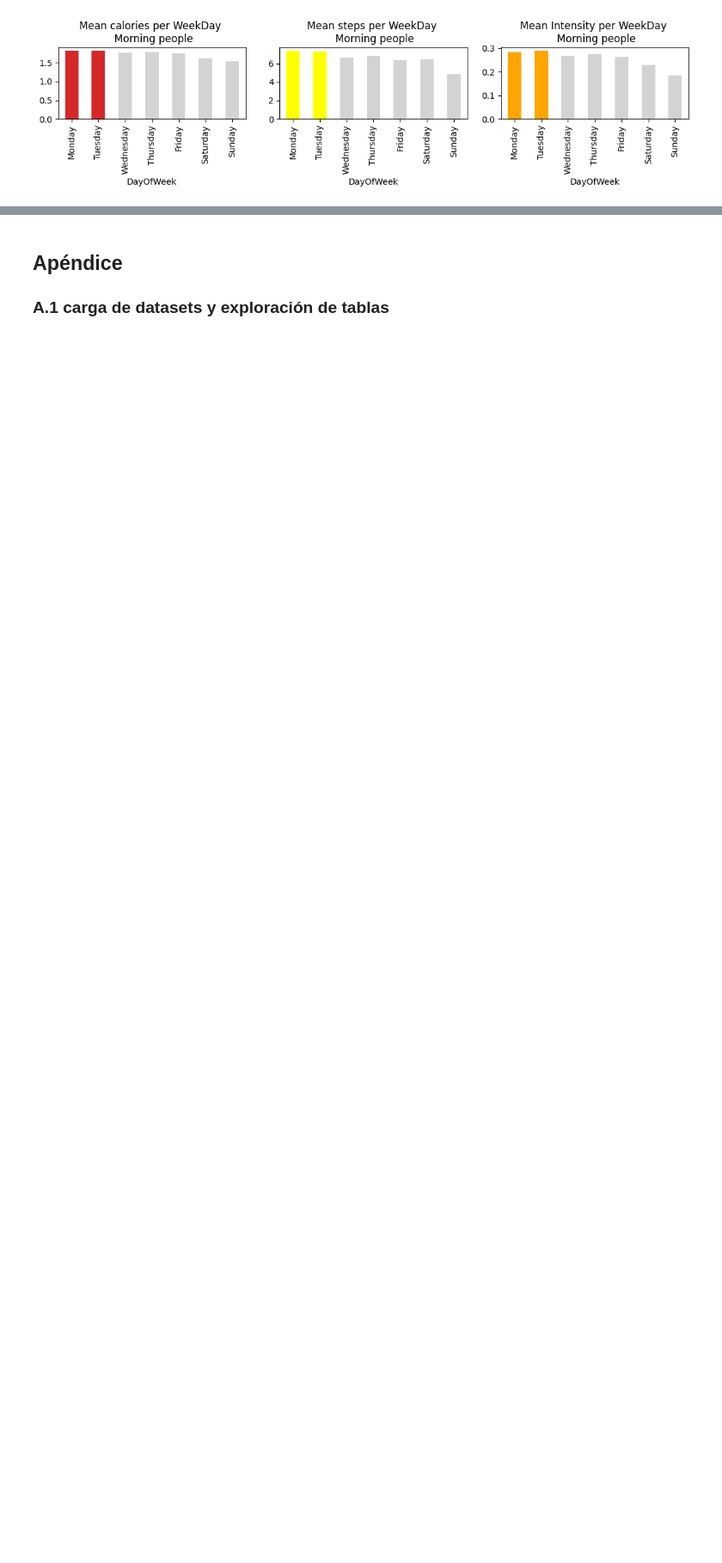
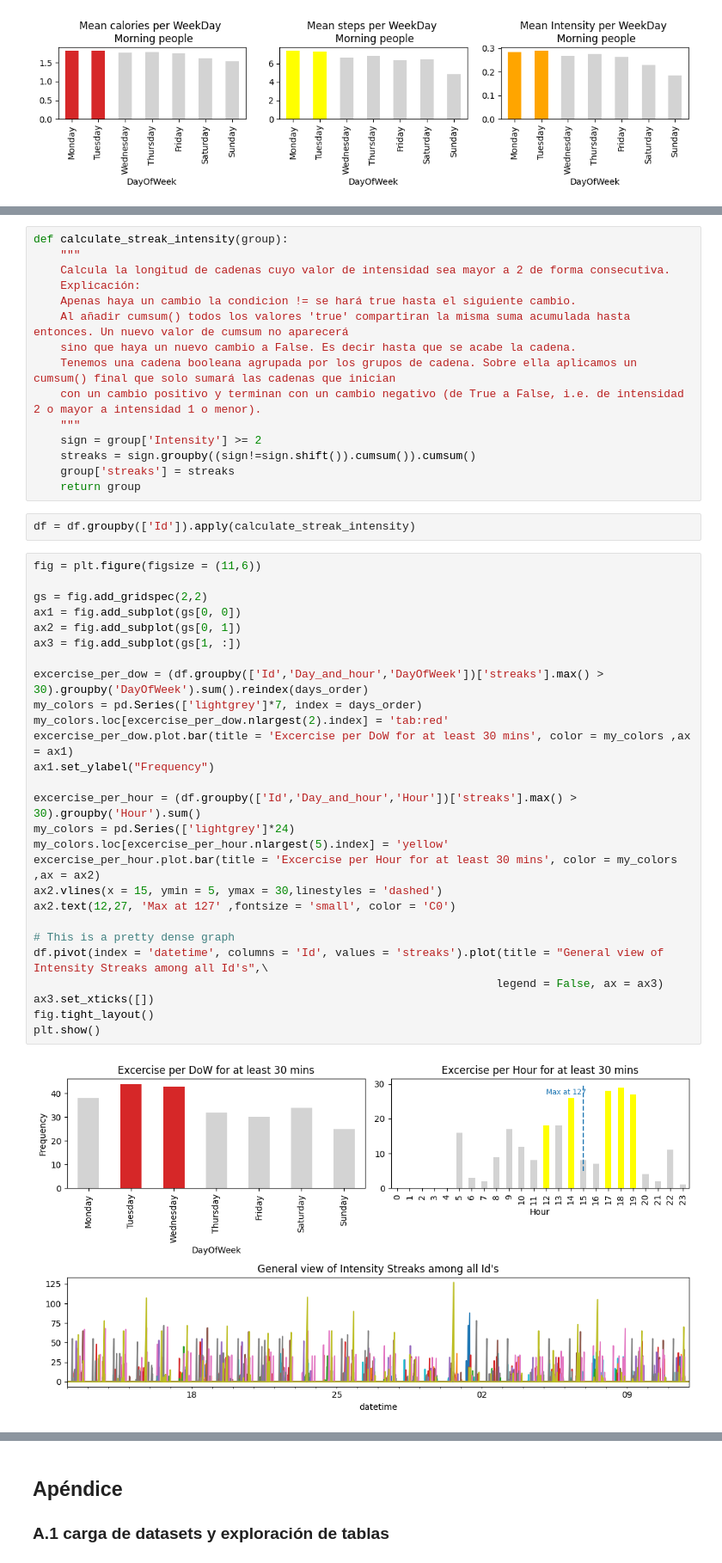
Before and after one commit to JuanD13Perez/Books_and_courses, a Jupyter notebook: Google_Data_Analysis_Prof_Certificate/Bellabeat_Case_Study.ipynb, the cells around one changed output, grey strips where cells are left out. Shown at 86% size. Saved outputs shown, nothing was run; the diff lists cells and outputs as text; blank space fills up the shorter version.

Commit message:
feat: long streaks excercise analysis

```diff
--- a/Google_Data_Analysis_Prof_Certificate/Bellabeat_Case_Study.ipynb
+++ b/Google_Data_Analysis_Prof_Certificate/Bellabeat_Case_Study.ipynb
@@ -1045,0 +1062,46 @@ Para las personas de mayor actividad en la mañana sí encontramos un patrón de
+# %%
+def calculate_streak_intensity(group):
+    """
+    Calcula la longitud de cadenas cuyo valor de intensidad sea mayor a 2 de forma consecutiva.
+    Explicación:
+    Apenas haya un cambio la condicion != se hará true hasta el siguiente cambio.
+    Al añadir cumsum() todos los valores 'true' compartiran la misma suma acumulada hasta entonces. Un nuevo valor de cumsum no aparecerá
+    sino que haya un nuevo cambio a False. Es decir hasta que se acabe la cadena.
+    Tenemos una cadena booleana agrupada por los grupos de cadena. Sobre ella aplicamos un cumsum() final que solo sumará las cadenas que inician
+    con un cambio positivo y terminan con un cambio negativo (de True a False, i.e. de intensidad 2 o mayor a intensidad 1 o menor).
+    """
+    sign = group['Intensity'] >= 2
+    streaks = sign.groupby((sign!=sign.shift()).cumsum()).cumsum()
+    group['streaks'] = streaks
+    return group
+# %%
+df = df.groupby(['Id']).apply(calculate_streak_intensity)
+# %%
+fig = plt.figure(figsize = (11,6))
+
+gs = fig.add_gridspec(2,2)
+ax1 = fig.add_subplot(gs[0, 0])
+ax2 = fig.add_subplot(gs[0, 1])
+ax3 = fig.add_subplot(gs[1, :])
+
+excercise_per_dow = (df.groupby(['Id','Day_and_hour','DayOfWeek'])['streaks'].max() > 30).groupby('DayOfWeek').sum().reindex(days_order)
+my_colors = pd.Series(['lightgrey']*7, index = days_order)
+my_colors.loc[excercise_per_dow.nlargest(2).index] = 'tab:red'
+excercise_per_dow.plot.bar(title = 'Excercise per DoW for at least 30 mins', color = my_colors ,ax = ax1)
+ax1.set_ylabel("Frequency")
+
+excercise_per_hour = (df.groupby(['Id','Day_and_hour','Hour'])['streaks'].max() > 30).groupby('Hour').sum()
+my_colors = pd.Series(['lightgrey']*24)
+my_colors.loc[excercise_per_hour.nlargest(5).index] = 'yellow'
+excercise_per_hour.plot.bar(title = 'Excercise per Hour for at least 30 mins', color = my_colors ,ax = ax2)
+ax2.vlines(x = 15, ymin = 5, ymax = 30,linestyles = 'dashed')
+ax2.text(12,27, 'Max at 127' ,fontsize = 'small', color = 'C0')
+
+# This is a pretty dense graph
+df.pivot(index = 'datetime', columns = 'Id', values = 'streaks').plot(title = "General view of Intensity Streaks among all Id's",\
+                                                                     legend = False, ax = ax3)
+ax3.set_xticks([])
+fig.tight_layout()
+plt.show()
+# %% [output]
+[figure, added]
```
Also changed, not shown: parts of 5 cells of this notebook.
